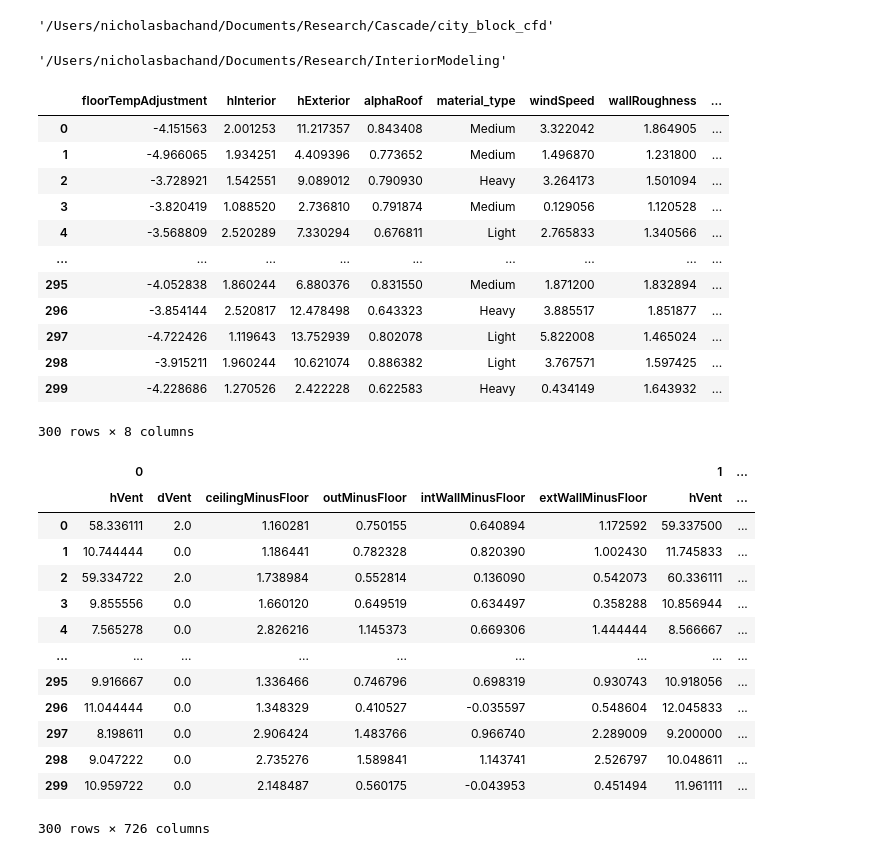
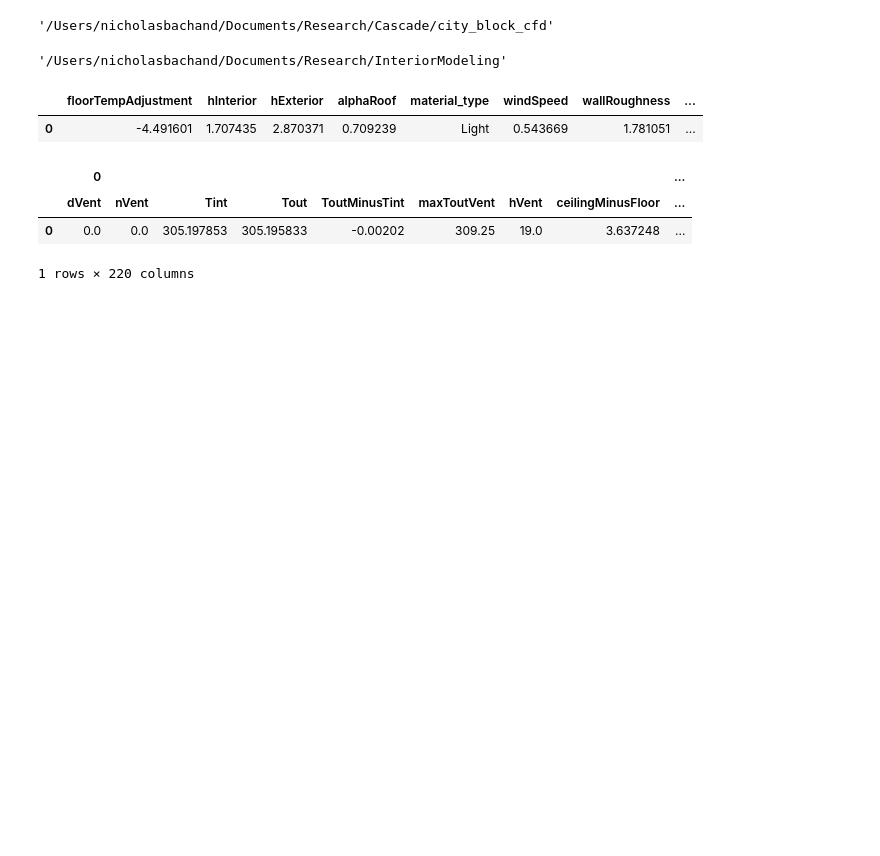
Before and after one commit to nbachand/graphBEM, a Jupyter notebook: MyBuilding.ipynb, the cells around one changed output. Drawn from its saved outputs; the diff is of its cells as text; code cells hidden in the pictures; blank space fills up the shorter version.

```diff
--- a/MyBuilding.ipynb
+++ b/MyBuilding.ipynb
@@ -29,48 +29,27 @@ The autoreload extension is already loaded. To reload it, use:
 '/Users/nicholasbachand/Documents/Research/Cascade/city_block_cfd'
 '/Users/nicholasbachand/Documents/Research/InteriorModeling'
 # %%
-# resultsTime = "20240311-111046"
+resultsTimes = ["temp"]
 # resultsTimes = ["20240406-224437", "20240406-234343", "20240406-235655"]
-resultsTimes = ["20240408-235543", "20240409-005549", "20240409-005827"]
+# resultsTimes = ["20240408-235543", "20240409-005549", "20240409-005827"]
 outputs = []
 inputs = []
 for resultsTime in resultsTimes:
     df = pd.read_csv(f'{home_dir}/resultsMC/outputs_{resultsTime}.csv', header=[0, 1], index_col=0)
     outputs.append(df)
     df = pd.read_csv(f'{home_dir}/resultsMC/inputs_{resultsTime}.csv', index_col=0)
     df["group"] = resultsTime
     inputs.append(df)
 outputs = pd.concat(outputs, axis = "index", ignore_index=True)
 inputs = pd.concat(inputs, axis = "index", ignore_index=True)
 display(inputs, outputs)
 # %% [output]
 |  | floorTempAdjustment | hInterior | hExterior | alphaRoof | material_type | windSpeed | wallRoughness | ... |
-| 0 | -4.151563 | 2.001253 | 11.217357 | 0.843408 | Medium | 3.322042 | 1.864905 | ... |
-| 1 | -4.966065 | 1.934251 | 4.409396 | 0.773652 | Medium | 1.496870 | 1.231800 | ... |
-| 2 | -3.728921 | 1.542551 | 9.089012 | 0.790930 | Heavy | 3.264173 | 1.501094 | ... |
-| 3 | -3.820419 | 1.088520 | 2.736810 | 0.791874 | Medium | 0.129056 | 1.120528 | ... |
-| 4 | -3.568809 | 2.520289 | 7.330294 | 0.676811 | Light | 2.765833 | 1.340566 | ... |
-| ... | ... | ... | ... | ... | ... | ... | ... | ... |
-| 295 | -4.052838 | 1.860244 | 6.880376 | 0.831550 | Medium | 1.871200 | 1.832894 | ... |
-| 296 | -3.854144 | 2.520817 | 12.478498 | 0.643323 | Heavy | 3.885517 | 1.851877 | ... |
-| 297 | -4.722426 | 1.119643 | 13.752939 | 0.802078 | Light | 5.822008 | 1.465024 | ... |
-| 298 | -3.915211 | 1.960244 | 10.621074 | 0.886382 | Light | 3.767571 | 1.597425 | ... |
-| 299 | -4.228686 | 1.270526 | 2.422228 | 0.622583 | Heavy | 0.434149 | 1.643932 | ... |
+| 0 | -4.491601 | 1.707435 | 2.870371 | 0.709239 | Light | 0.543669 | 1.781051 | ... |
+|  | 0 |  |  |  |  |  |  |  | ... |
+|  | dVent | nVent | Tint | Tout | ToutMinusTint | maxToutVent | hVent | ceilingMinusFloor | ... |
+| 0 | 0.0 | 0.0 | 305.197853 | 305.195833 | -0.00202 | 309.25 | 19.0 | 3.637248 | ... |
-300 rows × 8 columns
+1 rows × 220 columns
-|  | 0 |  |  |  |  |  | 1 | ... |
-|  | hVent | dVent | ceilingMinusFloor | outMinusFloor | intWallMinusFloor | extWallMinusFloor | hVent | ... |
-| 0 | 58.336111 | 2.0 | 1.160281 | 0.750155 | 0.640894 | 1.172592 | 59.337500 | ... |
-| 1 | 10.744444 | 0.0 | 1.186441 | 0.782328 | 0.820390 | 1.002430 | 11.745833 | ... |
-| 2 | 59.334722 | 2.0 | 1.738984 | 0.552814 | 0.136090 | 0.542073 | 60.336111 | ... |
-| 3 | 9.855556 | 0.0 | 1.660120 | 0.649519 | 0.634497 | 0.358288 | 10.856944 | ... |
-| 4 | 7.565278 | 0.0 | 2.826216 | 1.145373 | 0.669306 | 1.444444 | 8.566667 | ... |
-| ... | ... | ... | ... | ... | ... | ... | ... | ... |
-| 295 | 9.916667 | 0.0 | 1.336466 | 0.746796 | 0.698319 | 0.930743 | 10.918056 | ... |
-| 296 | 11.044444 | 0.0 | 1.348329 | 0.410527 | -0.035597 | 0.548604 | 12.045833 | ... |
-| 297 | 8.198611 | 0.0 | 2.906424 | 1.483766 | 0.966740 | 2.289009 | 9.200000 | ... |
-| 298 | 9.047222 | 0.0 | 2.735276 | 1.589841 | 1.143741 | 2.526797 | 10.048611 | ... |
-| 299 | 10.959722 | 0.0 | 2.148487 | 0.560175 | -0.043953 | 0.451494 | 11.961111 | ... |
-300 rows × 726 columns
 # %%
 dfFull = pd.DataFrame()
 ventHeaders = outputs.columns.get_level_values(0).unique().values
```
Also changed, not shown: parts of 3 cells of this notebook, 4 other files.
